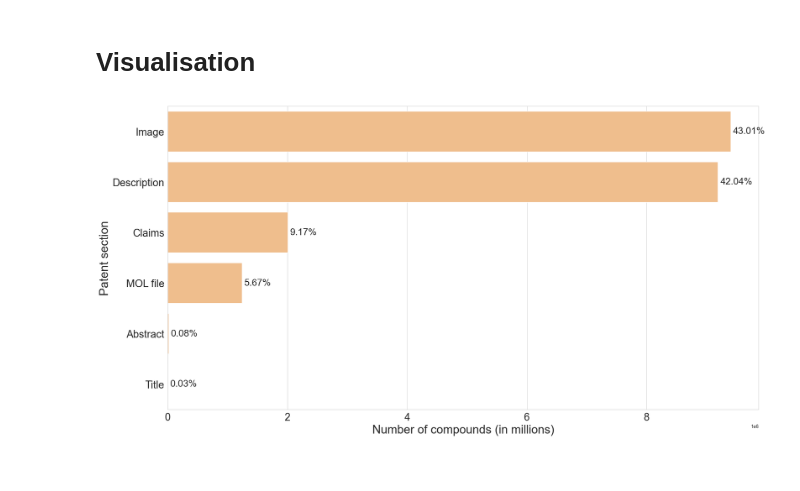
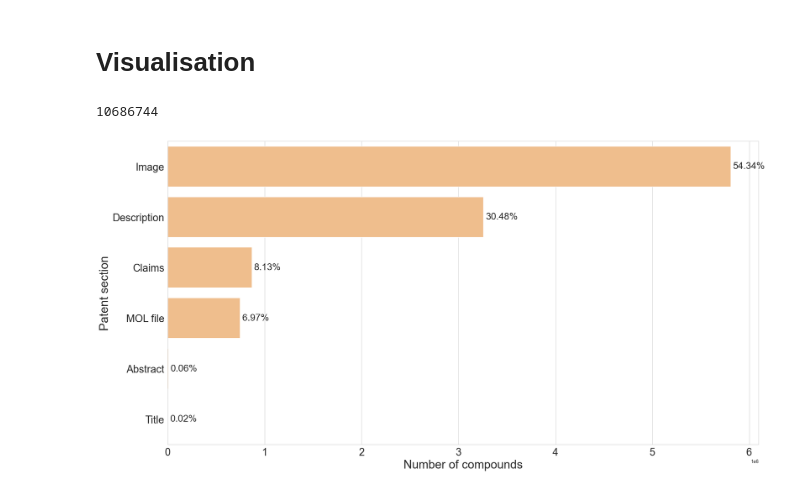
Before and after one commit to Fraunhofer-ITMP/patent-clinical-candidate-characteristics, a Jupyter notebook: notebooks/3_2_patent_findability.ipynb, the cells around one changed output. Saved outputs shown, nothing was run; the diff lists cells and outputs as text; code cells hidden in the pictures.

Commit message:
update figure 3

```diff
--- a/notebooks/3_2_patent_findability.ipynb
+++ b/notebooks/3_2_patent_findability.ipynb
@@ -29,8 +32,6 @@ surechembl_df.head(2)
 # %% [markdown]
 # Filtering unique compounds per year
 # %%
-surechembl_df['year'] = surechembl_df['PUBLICATION_DATE'].progress_apply(lambda x: x.split('-')[0])
+surechembl_df["year"] = surechembl_df["PUBLICATION_DATE"].progress_apply(
+    lambda x: x.split("-")[0]
+)
-# %%
-# Drop duplicate entries
-surechembl_df = surechembl_df.drop_duplicates(subset=["InChIKey", "year"], keep='first')
-surechembl_df.shape
@@ -53,6 +61,13 @@ field_count_df
+# %%
+field_count_df = pd.DataFrame([patent_field_dict]).T.reset_index()
+field_count_df.columns = ["field", "count"]
 # %%
 rename_vals = {
-    'Image (for patents after 2007)': 'Image',
-    'MOL Attachment (US patents after 2007)': 'MOL file'
+    "Image (for patents after 2007)": "Image",
+    "MOL Attachment (US patents after 2007)": "MOL file",
 }
-field_count_df['Field'] = field_count_df['Field'].progress_map(lambda x: rename_vals[x] if x in rename_vals else x)
+field_count_df["field"] = field_count_df["field"].progress_map(
+    lambda x: rename_vals[x] if x in rename_vals else x
+)
+field_count_df.sort_values("count", ascending=False, inplace=True)
+field_count_df
@@ -59,36 +82,33 @@ field_count_df['Field'] = field_count_df['Field'].progress_map(lambda x: rename_
 # %% [markdown]
 # Visualisation
 # %%
-total_count = field_count_df['count'].sum()
+total_count = field_count_df["count"].sum()
+total_count
+# %% [output]
+10686744
 # %%
 sns.set_style("whitegrid")
 # %%
 plt.figure(figsize=(20, 10))
-ax = sns.barplot(
-    data=field_count_df,
-    x='count',
-    y='Field',
-    orient='h',
-    color='#ffbe7d'
-)
+ax = sns.barplot(data=field_count_df, x="count", y="field", orient="h", color="#ffbe7d")
 plt.xticks(fontsize=22)
 plt.yticks(fontsize=22)
-plt.xlabel("Number of compounds (in millions)", fontsize=25)
+plt.xlabel("Number of compounds", fontsize=25)
 plt.ylabel("Patent section", fontsize=25)
 
 for p in ax.patches:
     t = (p.get_width() / total_count) * 100
     ax.annotate(
         "%.2f" % t + "%",
-        xy=(p.get_width(), p.get_y()+p.get_height()/2),
+        xy=(p.get_width(), p.get_y() + p.get_height() / 2),
         xytext=(5, 0),
-        textcoords='offset points',
+        textcoords="offset points",
         ha="left",
         va="center",
-        fontsize=20
+        fontsize=20,
     )
 plt.tight_layout()
-plt.savefig(f'{FIG_DIR}/figure_3.png', dpi=400)
+plt.savefig(f"{FIG_DIR}/figure_3.png", dpi=400)
 plt.show()
 # %% [output]
-[figure, old version]
+[figure, new version]
```
Also changed, not shown: parts of 8 cells of this notebook, 1 other file.
